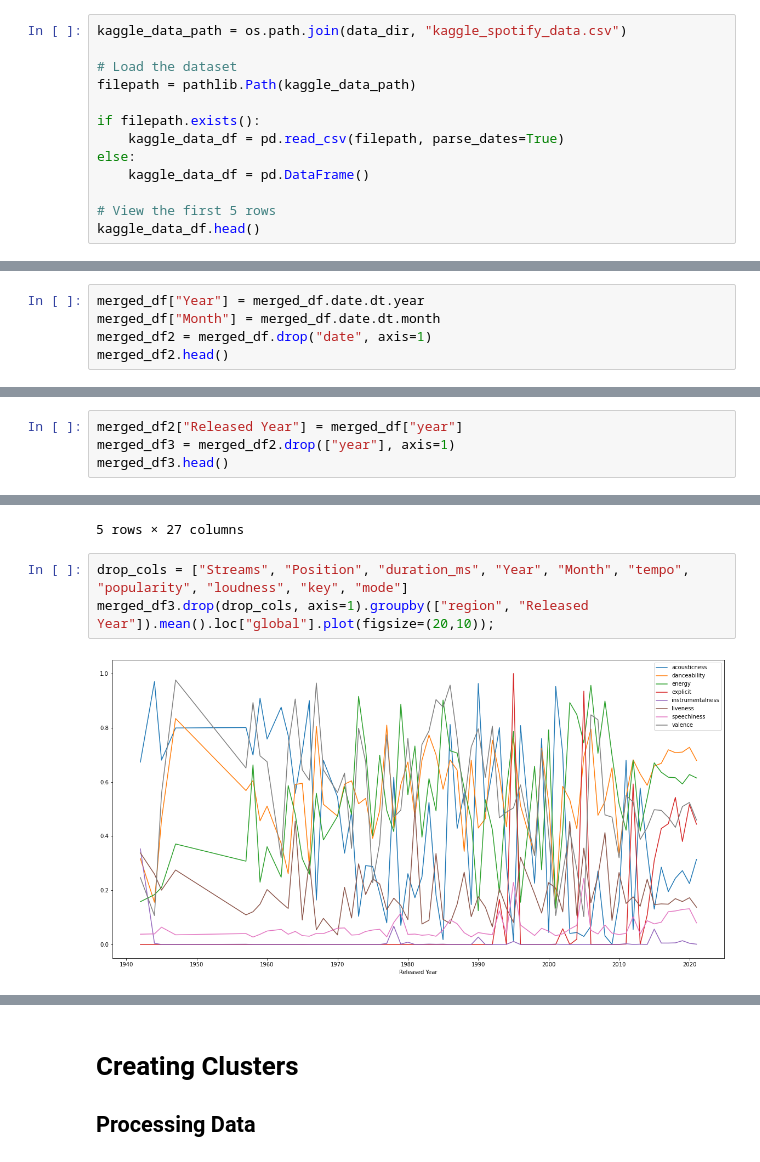
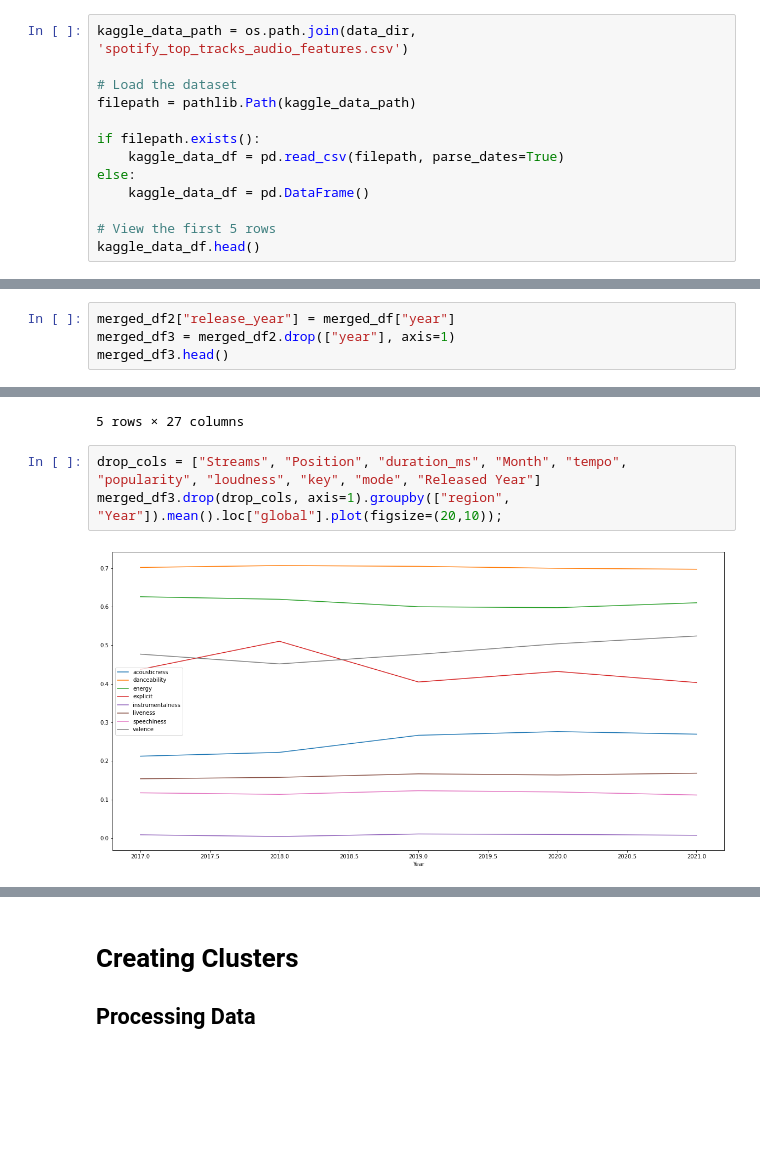
Before and after one commit to radroid/data_1202_group_project, a Jupyter notebook: notebooks/Data Processing 2.ipynb, the cells around one changed output, grey strips where cells are left out. Drawn from its saved outputs; the diff is of its cells as text; blank space fills up the shorter version.

```diff
--- a/notebooks/Data Processing 2.ipynb
+++ b/notebooks/Data Processing 2.ipynb
@@ -72,7 +72,7 @@ Data columns (total 7 columns):
 dtypes: datetime64[ns](1), float64(2), object(4)
 memory usage: 111.1+ MB
 # %%
-kaggle_data_path = os.path.join(data_dir, "kaggle_spotify_data.csv")
+kaggle_data_path = os.path.join(data_dir, 'spotify_top_tracks_audio_features.csv')
 
 # Load the dataset
 filepath = pathlib.Path(kaggle_data_path)
@@ -105,5 +104,0 @@ merged_df.head()
-# %%
-merged_df["Year"] = merged_df.date.dt.year
-merged_df["Month"] = merged_df.date.dt.month
-merged_df2 = merged_df.drop("date", axis=1)
-merged_df2.head()
@@ -118,5 +125,5 @@ merged_df2.head()
 # %%
-merged_df2["Released Year"] = merged_df["year"]
+merged_df2["release_year"] = merged_df["year"]
 merged_df3 = merged_df2.drop(["year"], axis=1)
 merged_df3.head()
 # %% [output]
@@ -184,8 +191,8 @@ merged_df3.head()
 | 4 | 18.0 | Closer | The Chainsmokers | 71346.0 | es | 7BKLCZ1jbUBVqRi2FVlTVw | 0.414 | ['The Chainsmokers', 'Halsey'] | 0.748 | ... |
 5 rows × 27 columns
 # %%
-drop_cols = ["Streams", "Position", "duration_ms", "Year", "Month", "tempo", "popularity", "loudness", "key", "mode"]
-merged_df3.drop(drop_cols, axis=1).groupby(["region", "Released Year"]).mean().loc["global"].plot(figsize=(20,10));
+drop_cols = ["Streams", "Position", "duration_ms", "Month", "tempo", "popularity", "loudness", "key", "mode", "Released Year"]
+merged_df3.drop(drop_cols, axis=1).groupby(["region", "Year"]).mean().loc["global"].plot(figsize=(20,10));
 # %% [output]
-[figure, old version]
+[figure, new version]
 # %%
```
Also changed, not shown: parts of 7 cells of this notebook.
